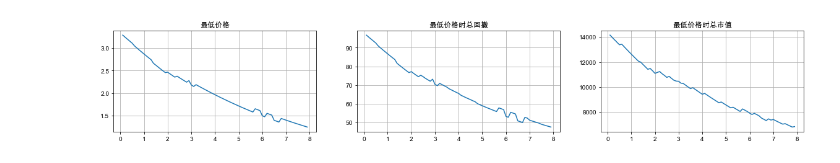
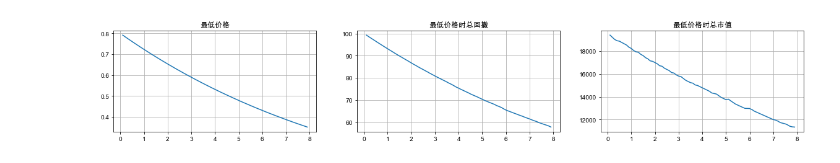
Before and after one commit to codemilestones/etf-quant, a Jupyter notebook: data/etf_basic.ipynb, the cells around one changed output. Saved outputs shown, nothing was run; the diff lists cells and outputs as text; code cells hidden in the pictures.

Commit message:
update image

```diff
--- a/data/etf_basic.ipynb
+++ b/data/etf_basic.ipynb
@@ -146,5 +143,5 @@ for row in stock.itertuples():
 ... (38 outputs left out)
-# %%
-compute_constant_net_risk(10000, 5000, 3.338, buy_money=500)
-# %% [output]
-[figure, removed]
+# %%
+compute_constant_net_risk(10000, 10000, 0.8, buy_money=1000)
+# %% [output]
+[figure, added]
```
Also changed, not shown: parts of 2 cells of this notebook.
